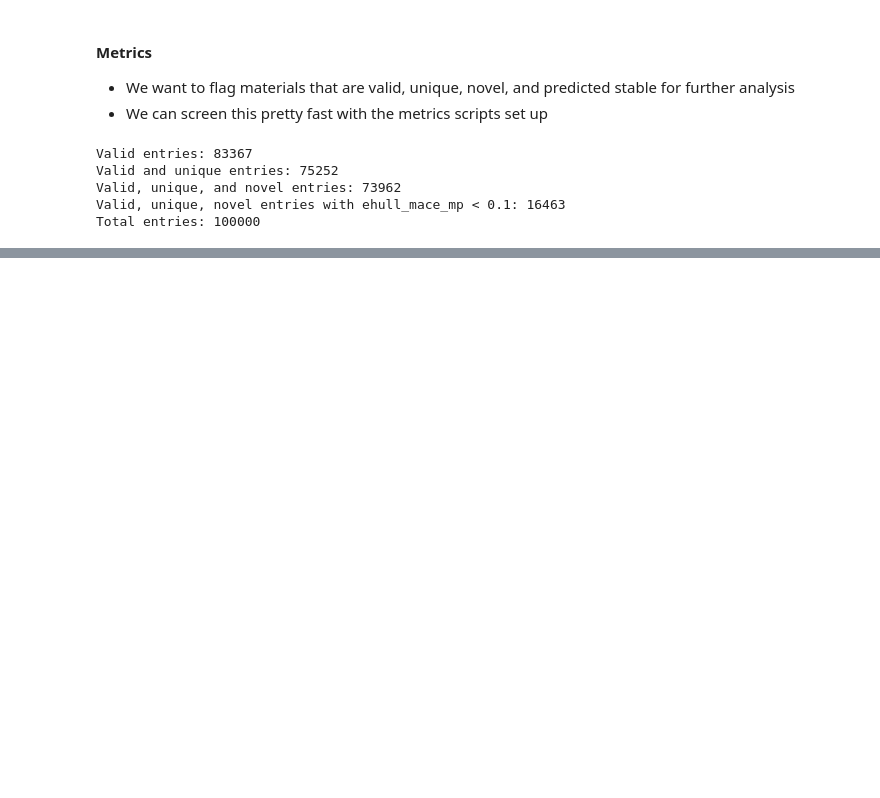
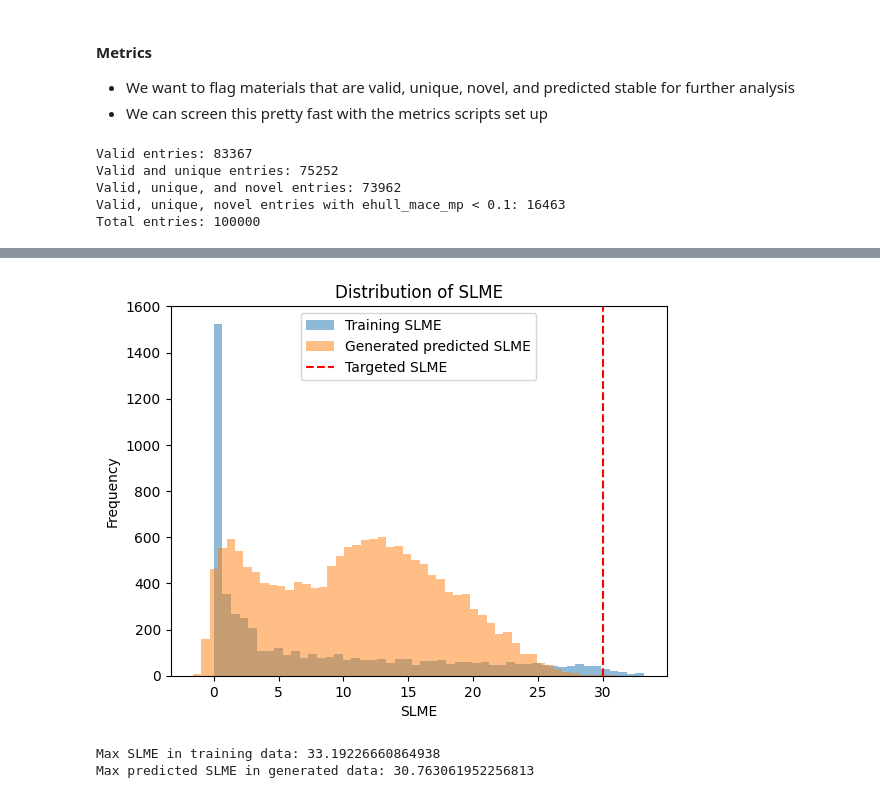
Before and after one commit to C-Bone-UCL/CrystaLLM-pi, a Jupyter notebook: notebooks/X_SLME.ipynb, the cells around one changed output, grey strips where cells are left out. Saved outputs shown, nothing was run; the diff lists cells and outputs as text; code cells hidden in the pictures; blank space fills up the shorter version.

```diff
--- a/notebooks/X_SLME.ipynb
+++ b/notebooks/X_SLME.ipynb
@@ -198,0 +208,24 @@ Total entries: 100000
+# %%
+training_slmes = pd.read_json('HF-databases/mpdb-slme/All_corr_SLMEs.json', typ='series')
+training_slmes = training_slmes.reset_index()
+training_slmes = training_slmes.rename(columns={'index': 'material_id', 0: 'SLME'})
+gen_pred_slmes = pd.read_csv('HF-databases/mpdb-slme/CLLM_SLME_preds.csv')
+
+# plot SLME and predicted_slme histograms on the same plot, and a target line at 30 SLME
+import matplotlib.pyplot as plt
+plt.hist(training_slmes['SLME'], bins=50, alpha=0.5, label='Training SLME')
+plt.hist(gen_pred_slmes['predicted_slme'], bins=50, alpha=0.5, label='Generated predicted SLME')
+plt.axvline(x=30, color='r', linestyle='--', label='Targeted SLME')
+plt.xlabel('SLME')
+plt.ylabel('Frequency')
+plt.title('Distribution of SLME')
+plt.legend()
+plt.show()
+
+# print the max SLME in the training data and the max predicted SLME in the generated data
+print(f"Max SLME in training data: {training_slmes['SLME'].max()}")
+print(f"Max predicted SLME in generated data: {gen_pred_slmes['predicted_slme'].max()}")
+# %% [output]
+[figure, added]
+Max SLME in training data: 33.19226660864938
+Max predicted SLME in generated data: 30.763061952256813
```
Also changed, not shown: parts of 5 cells of this notebook, 36 other files.
